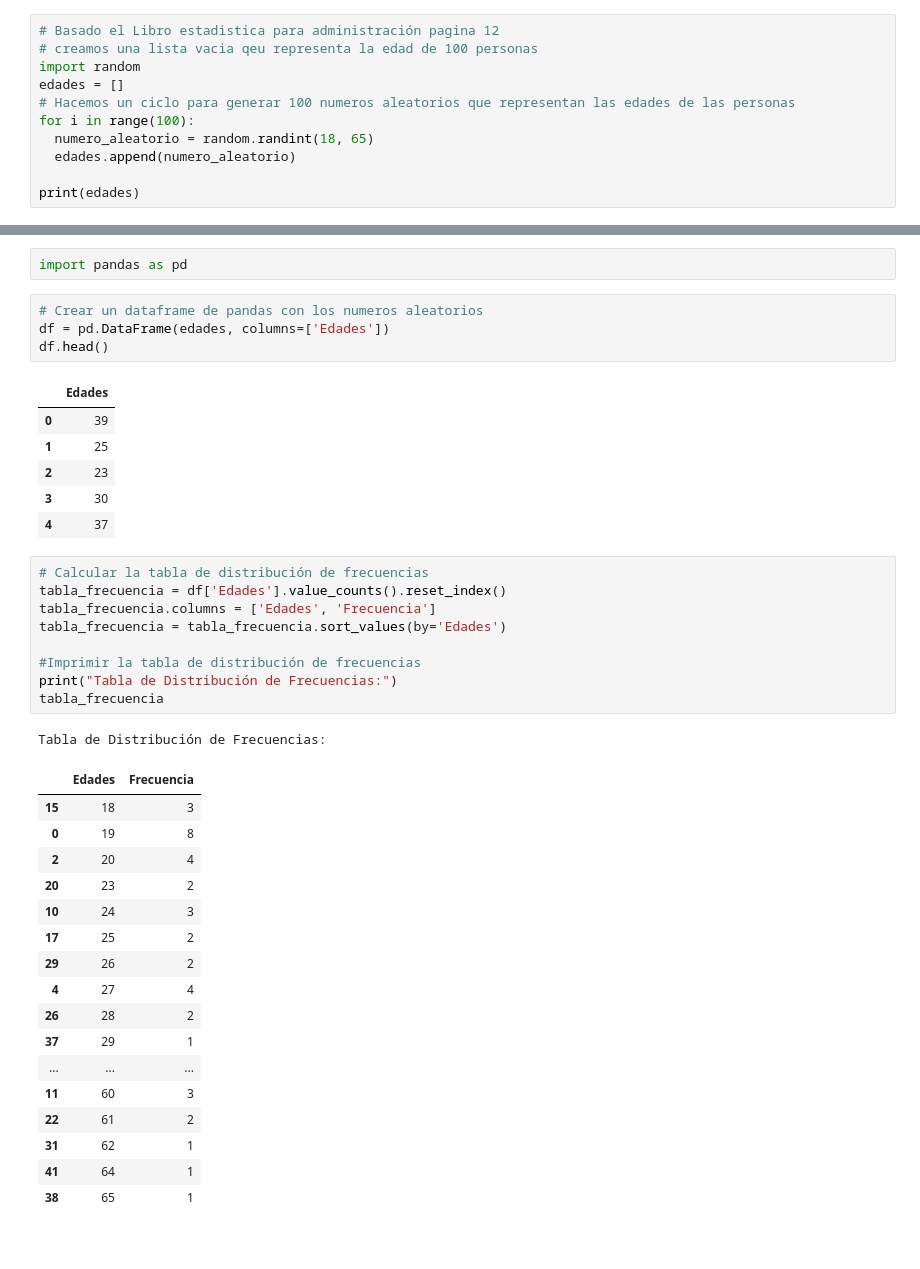
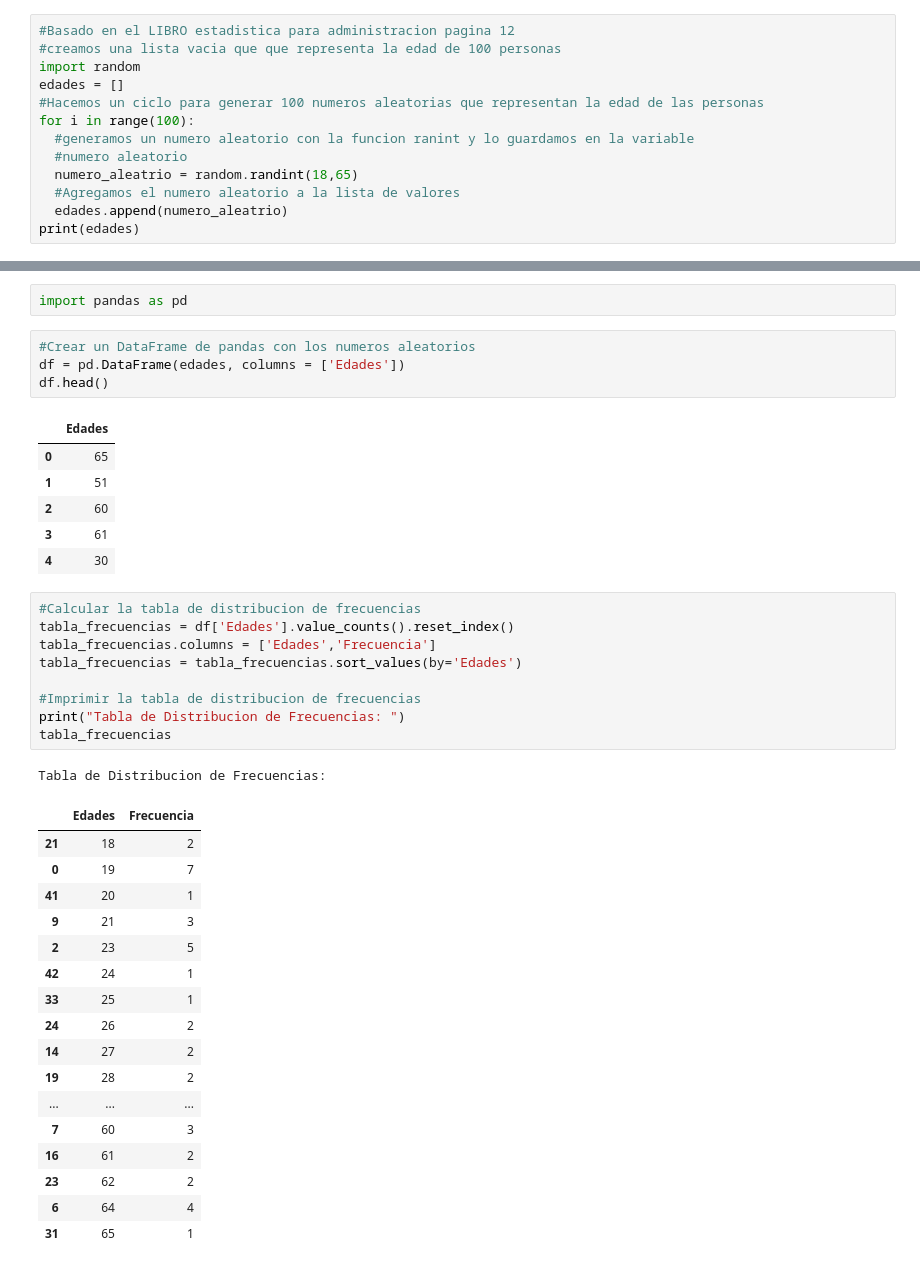
Before and after one commit to Jesus4antonio/Probabilidad, a Jupyter notebook: Practica_3.ipynb, the cells around one changed output, grey strips where cells are left out. Drawn from its saved outputs; the diff is of its cells as text.

```diff
--- a/Practica_3.ipynb
+++ b/Practica_3.ipynb
@@ -13,12 +13,14 @@
 # %%
-# Basado el Libro estadistica para administración pagina 12
-# creamos una lista vacia qeu representa la edad de 100 personas
+#Basado en el LIBRO estadistica para administracion pagina 12
+#creamos una lista vacia que que representa la edad de 100 personas
 import random
 edades = []
-# Hacemos un ciclo para generar 100 numeros aleatorios que representan las edades de las personas
+#Hacemos un ciclo para generar 100 numeros aleatorias que representan la edad de las personas
 for i in range(100):
-  numero_aleatorio = random.randint(18, 65)
-  edades.append(numero_aleatorio)
-
+  #generamos un numero aleatorio con la funcion ranint y lo guardamos en la variable
+  #numero aleatorio
+  numero_aleatrio = random.randint(18,65)
+  #Agregamos el numero aleatorio a la lista de valores
+  edades.append(numero_aleatrio)
 print(edades)
 # %% [output]
@@ -26,41 +28,41 @@ print(edades)
 # %%
 import pandas as pd
 # %%
-# Crear un dataframe de pandas con los numeros aleatorios
-df = pd.DataFrame(edades, columns=['Edades'])
+#Crear un DataFrame de pandas con los numeros aleatorios
+df = pd.DataFrame(edades, columns = ['Edades'])
 df.head()
 # %% [output]
 |  | Edades |
-| 0 | 39 |
-| 1 | 25 |
-| 2 | 23 |
-| 3 | 30 |
-| 4 | 37 |
+| 0 | 65 |
+| 1 | 51 |
+| 2 | 60 |
+| 3 | 61 |
+| 4 | 30 |
 # %%
-# Calcular la tabla de distribución de frecuencias
-tabla_frecuencia = df['Edades'].value_counts().reset_index()
-tabla_frecuencia.columns = ['Edades', 'Frecuencia']
-tabla_frecuencia = tabla_frecuencia.sort_values(by='Edades')
+#Calcular la tabla de distribucion de frecuencias
+tabla_frecuencias = df['Edades'].value_counts().reset_index()
+tabla_frecuencias.columns = ['Edades','Frecuencia']
+tabla_frecuencias = tabla_frecuencias.sort_values(by='Edades')
 
-#Imprimir la tabla de distribución de frecuencias
-print("Tabla de Distribución de Frecuencias:")
-tabla_frecuencia
+#Imprimir la tabla de distribucion de frecuencias
+print("Tabla de Distribucion de Frecuencias: ")
+tabla_frecuencias
 # %% [output]
-Tabla de Distribución de Frecuencias:
+Tabla de Distribucion de Frecuencias:
 |  | Edades | Frecuencia |
-| 15 | 18 | 3 |
-| 0 | 19 | 8 |
-| 2 | 20 | 4 |
-| 20 | 23 | 2 |
-| 10 | 24 | 3 |
-| 17 | 25 | 2 |
-| 29 | 26 | 2 |
-| 4 | 27 | 4 |
-| 26 | 28 | 2 |
-| 37 | 29 | 1 |
+| 21 | 18 | 2 |
+| 0 | 19 | 7 |
+| 41 | 20 | 1 |
+| 9 | 21 | 3 |
+| 2 | 23 | 5 |
+| 42 | 24 | 1 |
+| 33 | 25 | 1 |
+| 24 | 26 | 2 |
+| 14 | 27 | 2 |
+| 19 | 28 | 2 |
 | ... | ... | ... |
-| 11 | 60 | 3 |
-| 22 | 61 | 2 |
-| 31 | 62 | 1 |
-| 41 | 64 | 1 |
-| 38 | 65 | 1 |
+| 7 | 60 | 3 |
+| 16 | 61 | 2 |
+| 23 | 62 | 2 |
+| 6 | 64 | 4 |
+| 31 | 65 | 1 |
```
Also changed, not shown: parts of 17 cells of this notebook.
